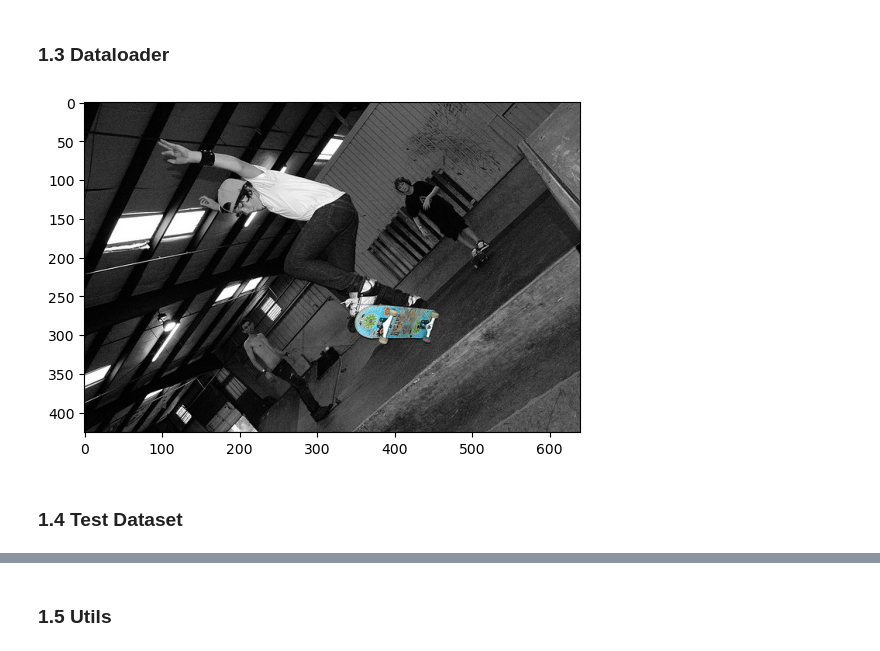
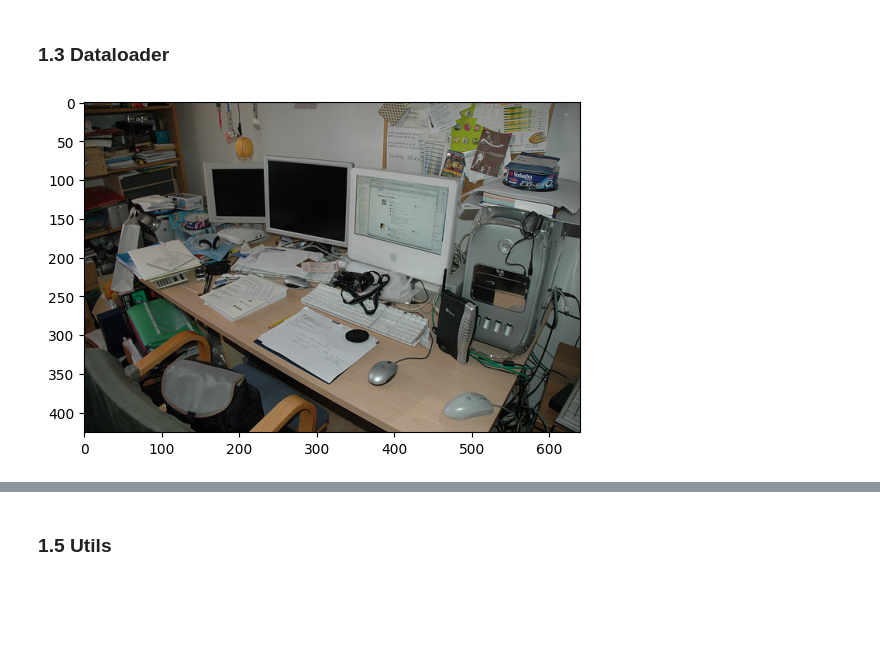
Before and after one commit to EdoardoMaines/DeepLearning, a Jupyter notebook: Code/Barebone.ipynb, the cells around one changed output, grey strips where cells are left out. Cells and saved outputs as stored; diff of their text form; code cells hidden in the pictures; blank space fills up the shorter version.

```diff
--- a/Code/Barebone.ipynb
+++ b/Code/Barebone.ipynb
@@ -88,15 +160,6 @@ with open("./refcocog/annotations/instances.json", "rb") as fp:
 # %% [markdown]
 ### 1.3 Dataloader
 # %%
-import matplotlib.pyplot as plt
-import torch
-import numpy as np
-import os
-
-from torch.utils.data import DataLoader
-from torchvision import transforms
-from PIL import Image, ImageDraw
-
 def pad_image(image):
     """
     Performs bottom-right padding of the original image to 640x640 (max size of images in the dataset).
@@ -113,36 +176,37 @@ def pad_image(image):
 
     padded_image = Image.new(image.mode, (padded_width, padded_height), (0, 0, 0))
     padded_image.paste(image, (0, 0))
 
     return padded_image
 
 def collate_fn(batch):
     images = []
     for sample in batch:
         image = Image.open(sample["file_name"]).convert("RGB")
         image = pad_image(image=image)
         images.append(transform(image))
     images = torch.stack(images, dim=0) #Concatenates a sequence of tensors along a new dimension.
 
     data = {}
     for key in batch[0].keys():
         if key != "file_name":
             data[key] = [sample[key] for sample in batch]
 
     print(data)
     print("--------------------------")
 
     return images, data
 
 transform = transforms.Compose([
     transforms.ToTensor(),
 ])
 
 # create dataset and dataloader
-dataset = RefCOCOg(refs, annotations, split="train")
-plt.imshow(Image.open(dataset[2]["file_name"]))
-dataloader = DataLoader(dataset, batch_size=1, collate_fn=collate_fn)
+dataset_train = RefCOCOg(refs, annotations, split="train")
+dataset_test = RefCOCOg(refs, annotations, split="test")
+plt.imshow(Image.open(dataset_train[2]["file_name"]))
+plt.imshow(Image.open(dataset_test[2]["file_name"]))
+dataloader_train = DataLoader(dataset_train, batch_size=1, collate_fn=collate_fn)
+dataloader_test = DataLoader(dataset_test, batch_size=1, collate_fn=collate_fn)
 # %% [output]
-[figure, old version]
+[figure, new version]
-# %% [markdown]
-### 1.4 Test Dataset
```
Also changed, not shown: parts of 12 cells of this notebook.
